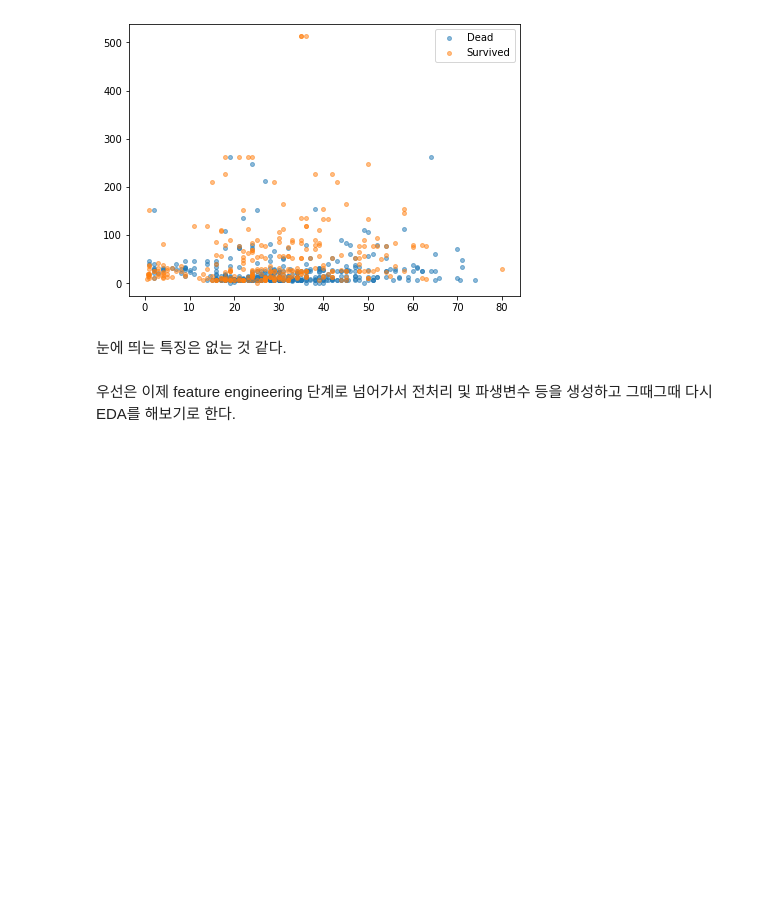
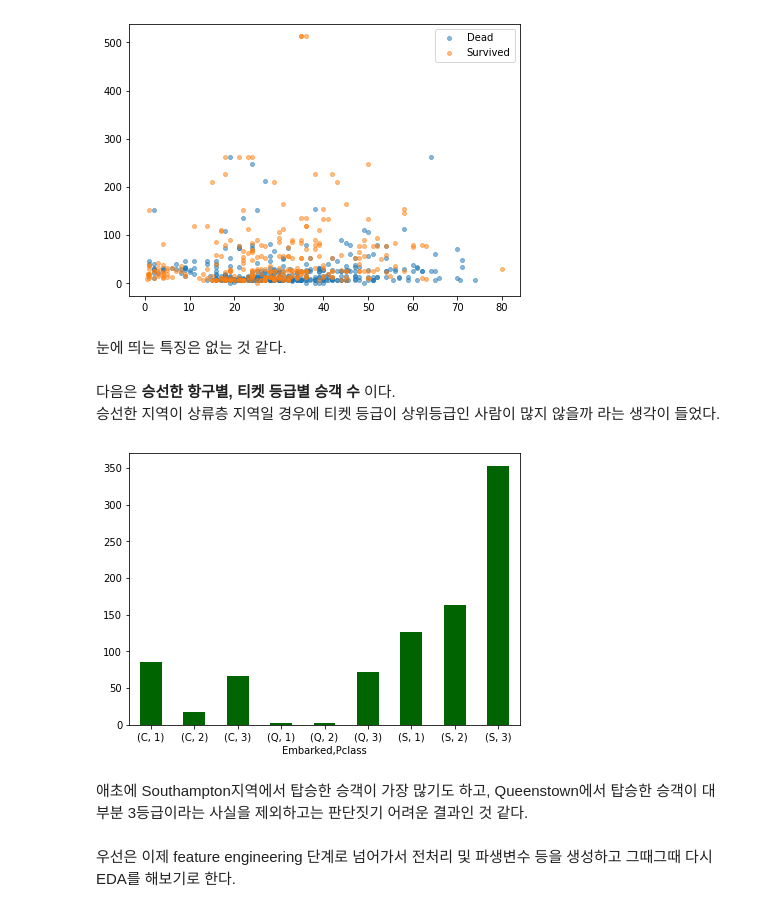
Before and after one commit to yganalyst/kaggle, a Jupyter notebook: kaggle_titanic_1.ipynb, the cells around one changed output. Cells and saved outputs as stored; diff of their text form; code cells hidden in the pictures; blank space fills up the shorter version.

```diff
--- a/kaggle_titanic_1.ipynb
+++ b/kaggle_titanic_1.ipynb
@@ -147,6 +147,18 @@ plt.show()
 [figure]
 # %% [markdown]
 눈에 띄는 특징은 없는 것 같다.
+# %% [markdown]
+다음은 **승선한 항구별, 티켓 등급별 승객 수** 이다.
+승선한 지역이 상류층 지역일 경우에 티켓 등급이 상위등급인 사람이 많지 않을까 라는 생각이 들었다.
+# %%
+plt.figure(figsize=(7,5))
+df.groupby(['Embarked','Pclass'])['PassengerId'].count().plot(kind='bar', color="darkgreen")
+plt.xticks(rotation=0)
+plt.show()
+# %% [output]
+[figure, added]
+# %% [markdown]
+애초에 Southampton지역에서 탑승한 승객이 가장 많기도 하고, Queenstown에서 탑승한 승객이 대부분 3등급이라는 사실을 제외하고는 판단짓기 어려운 결과인 것 같다.
 # %% [markdown]
 우선은 이제 feature engineering 단계로 넘어가서 전처리 및 파생변수 등을 생성하고
 그때그때 다시 EDA를 해보기로 한다.
```
Also changed, not shown: parts of 4 cells of this notebook.
